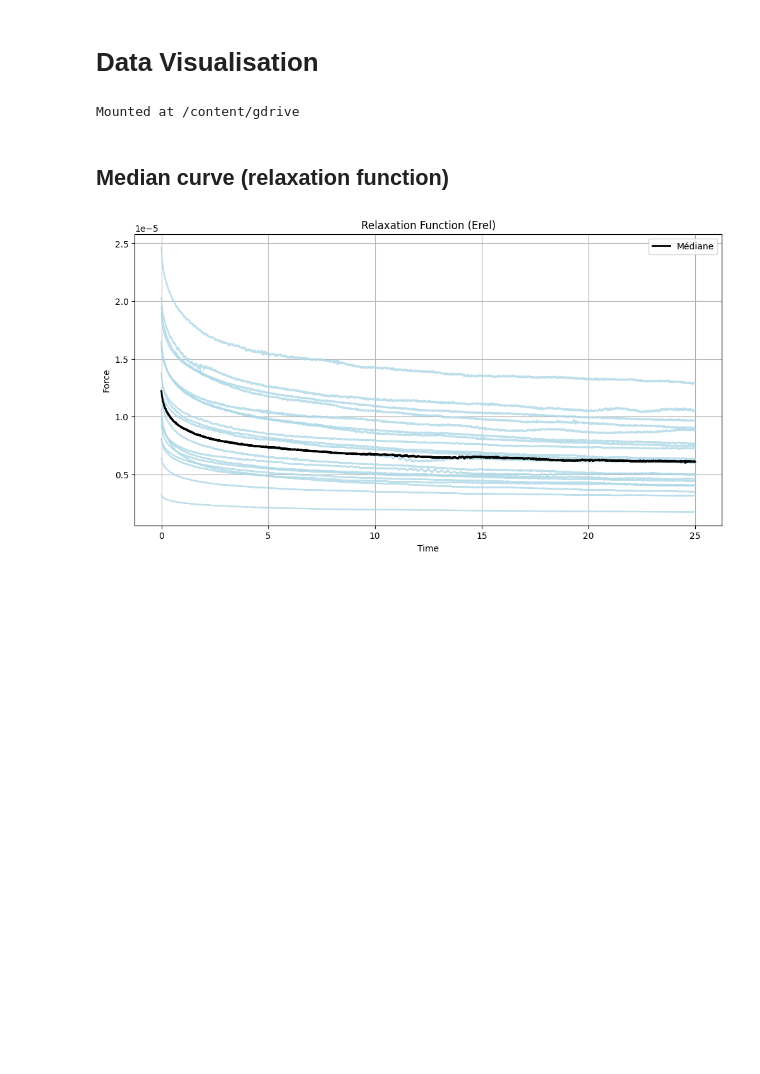
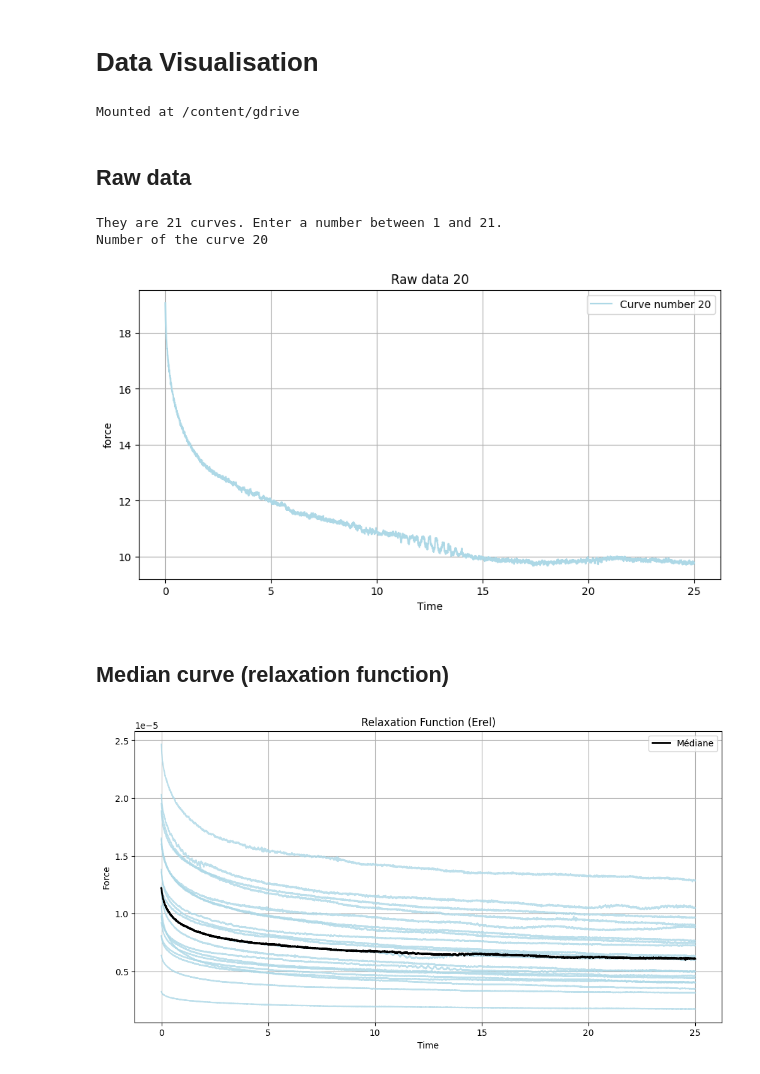
Before and after one commit to catalinapesquet/RESEARCH-PROJECT-TEC, a Jupyter notebook: Data_Visualization.ipynb, the cells around one changed output. Drawn from its saved outputs; the diff is of its cells as text; code cells hidden in the pictures; blank space fills up the shorter version.

```diff
--- a/Data_Visualization.ipynb
+++ b/Data_Visualization.ipynb
@@ -45,6 +45,31 @@ relaxation_func = np.array(relaxation_func)
 median_values = np.median(relaxation_func, axis=0)
 Maxi= max(median_values)
 force_normalized = relaxation_func / Maxi
+# %%
+def plot_single_curve(index, F, label, title):
+    if index < 1 or index > len(force_normalized):
+        print("Invalid number.", len(force_normalized))
+        return
+
+    plt.figure(figsize=(10, 5))
+    plt.plot(times, F[index - 1], color='lightblue', label=f"Curve number {index}")
+    plt.xlabel("Time")
+    plt.ylabel(label)
+    plt.title(title + f" {index}")
+    plt.legend()
+    plt.grid(True)
+    plt.show()
+# %% [markdown]
+## Raw data
+# %%
+print(f"They are {len(force)} curves. Enter a number between 1 and {len(force)}.")
+
+selected_curve = int(input("Number of the curve "))
+plot_single_curve(selected_curve, force, 'force', 'Raw data')
+# %% [output]
+They are 21 curves. Enter a number between 1 and 21.
+Number of the curve 20
+[figure, added]
 # %% [markdown]
 ## Median curve (relaxation function)
 # %%
```
Also changed, not shown: parts of 5 cells of this notebook.
